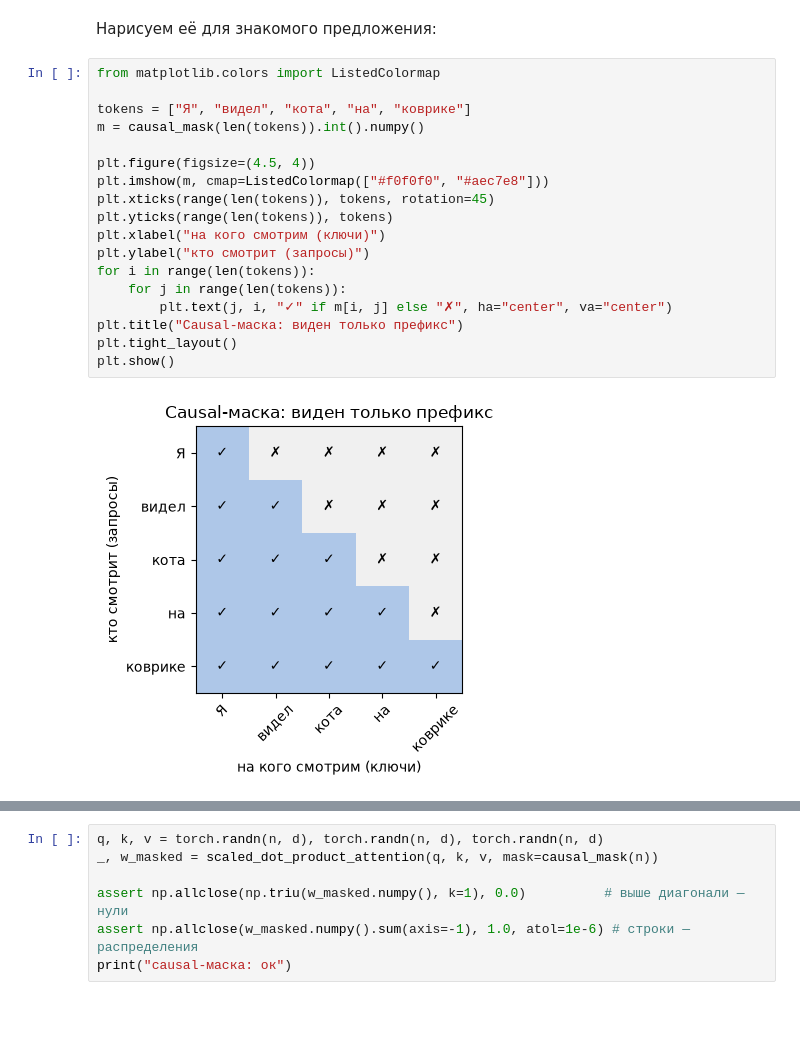
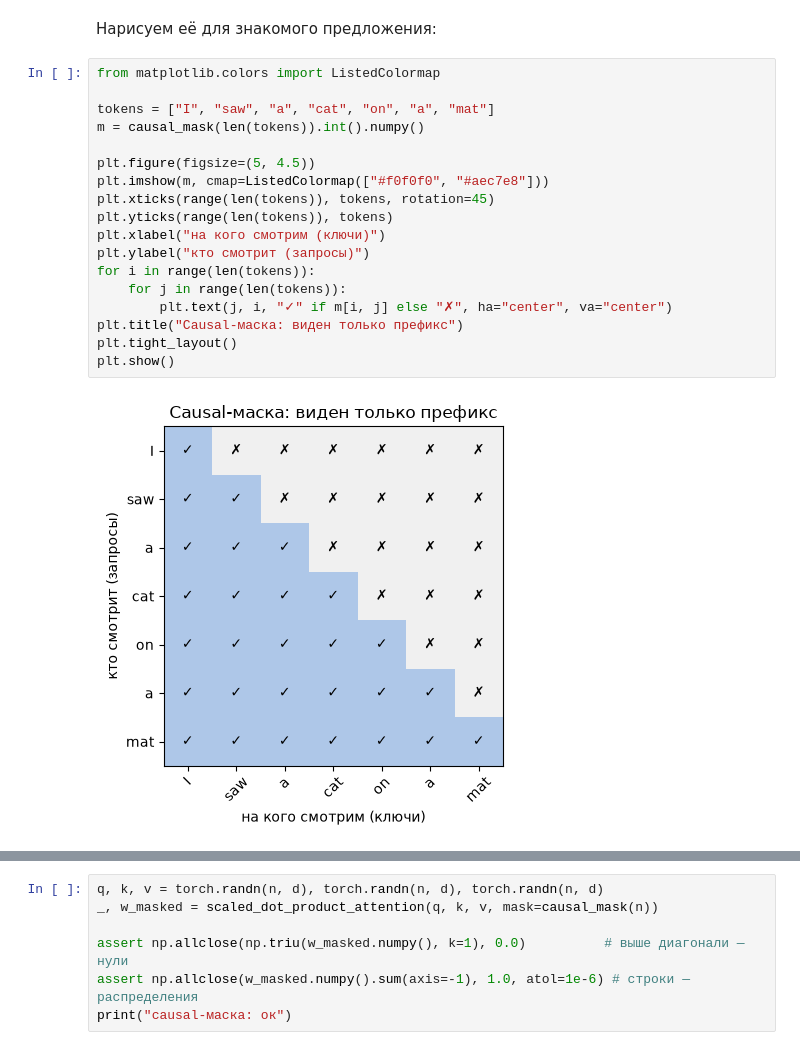
Before and after one commit to yandexdataschool/ML-Handbook-materials, a Jupyter notebook: chapters/nlp/transformer_blocks.ipynb, the cells around one changed output, grey strips where cells are left out. Saved outputs shown, nothing was run; the diff lists cells and outputs as text; blank space fills up the shorter version.

```diff
--- a/chapters/nlp/transformer_blocks.ipynb
+++ b/chapters/nlp/transformer_blocks.ipynb
@@ -334,21 +326,21 @@ def causal_mask(n):
 # %%
 from matplotlib.colors import ListedColormap
 
-tokens = ["Я", "видел", "кота", "на", "коврике"]
+tokens = ["I", "saw", "a", "cat", "on", "a", "mat"]
 m = causal_mask(len(tokens)).int().numpy()
 
-plt.figure(figsize=(4.5, 4))
+plt.figure(figsize=(5, 4.5))
 plt.imshow(m, cmap=ListedColormap(["#f0f0f0", "#aec7e8"]))
 plt.xticks(range(len(tokens)), tokens, rotation=45)
 plt.yticks(range(len(tokens)), tokens)
 plt.xlabel("на кого смотрим (ключи)")
 plt.ylabel("кто смотрит (запросы)")
 for i in range(len(tokens)):
     for j in range(len(tokens)):
         plt.text(j, i, "✓" if m[i, j] else "✗", ha="center", va="center")
 plt.title("Causal-маска: виден только префикс")
 plt.tight_layout()
 plt.show()
 # %% [output]
-[figure, old version]
+[figure, new version]
 # %% [markdown]
```
Also changed, not shown: parts of 6 cells of this notebook, 11 other files.
